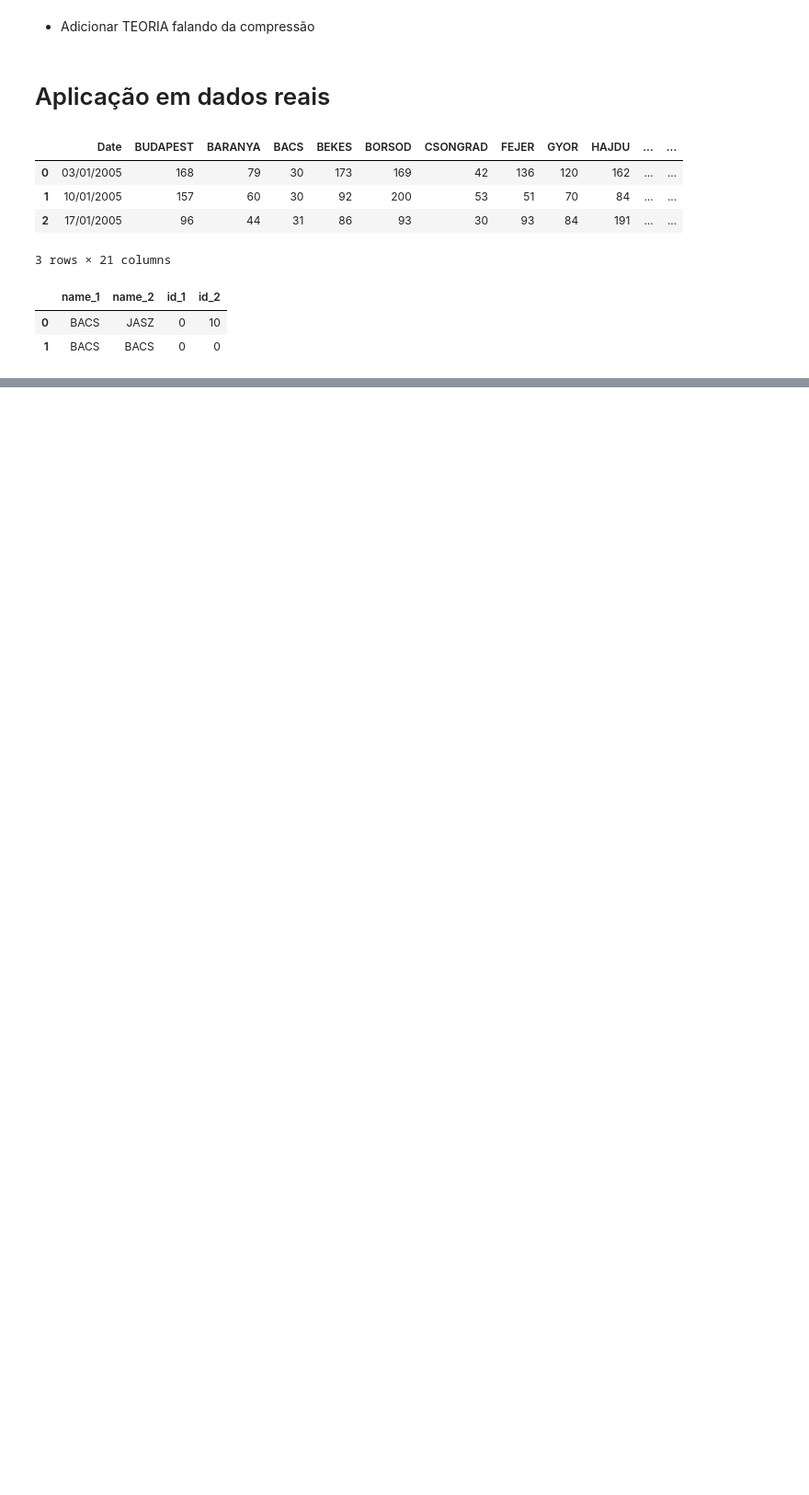
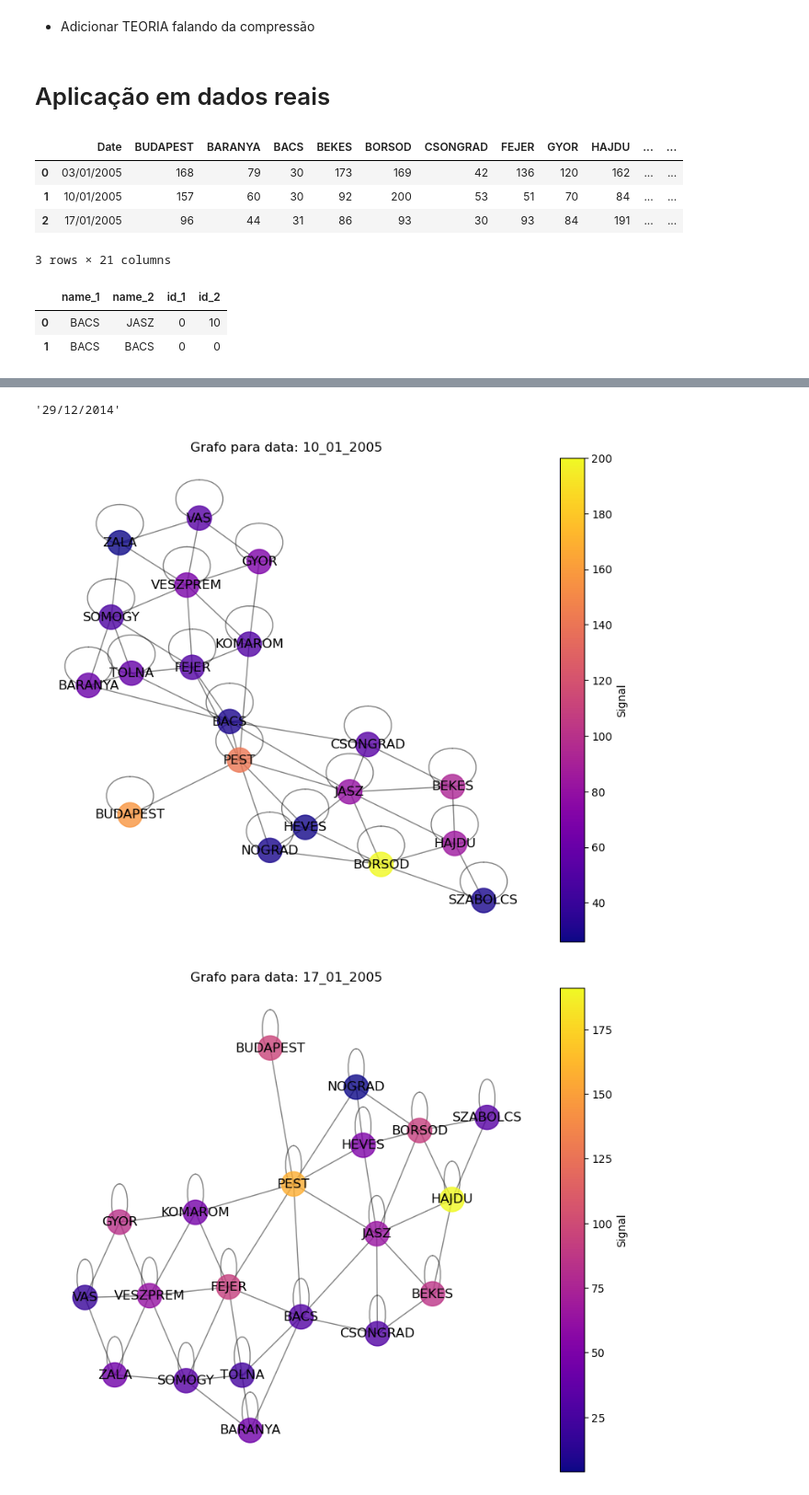
Before and after one commit to andregdmitri/SME0243_TeoriaEspectral, a Jupyter notebook: T1_TeoriaEspectral.ipynb, the cells around one changed output, grey strips where cells are left out. Shown: that part at 92% size. Drawn from its saved outputs; the diff is of its cells as text; code cells hidden in the pictures; blank space fills up the shorter version.

Commit message:
New example

```diff
--- a/T1_TeoriaEspectral.ipynb
+++ b/T1_TeoriaEspectral.ipynb
@@ -142,0 +144,25 @@ plot_graph_by_date('01/01/2007')
+# %%
+graph_file = 'graph_29_12_2014.graphml'  # Example filename
+filename_without_extension = graph_file.split('.')[0]
+date_parts = filename_without_extension.split('_')[1:]
+formatted_date = "/".join(date_parts)
+formatted_date
+# %% [output]
+'29/12/2014'
+# %%
+graph_files = get_existing_graph_names()
+graph = gft(get_graph_by_name(f'grafos/{graph_files[0]}'))
+for i in range(3):
+    try:
+        G = get_graph_by_name(f'grafos/{graph_files[i+1]}')
+    except FileNotFoundError as e:
+        print(e)
+        continue
+    signal_filter, G_filtered = graph.low_filter_graph_signal(graph_with_signal=G)
+
+    # Plot the filtered graph
+    data = "_".join(graph_files[i+1].split('.')[0].split('_')[1:])
+    plot_graph_by_date(data)
+# %% [output]
+[figure, added]
+[figure, added]
```
Also changed, not shown: parts of 4 cells of this notebook.
